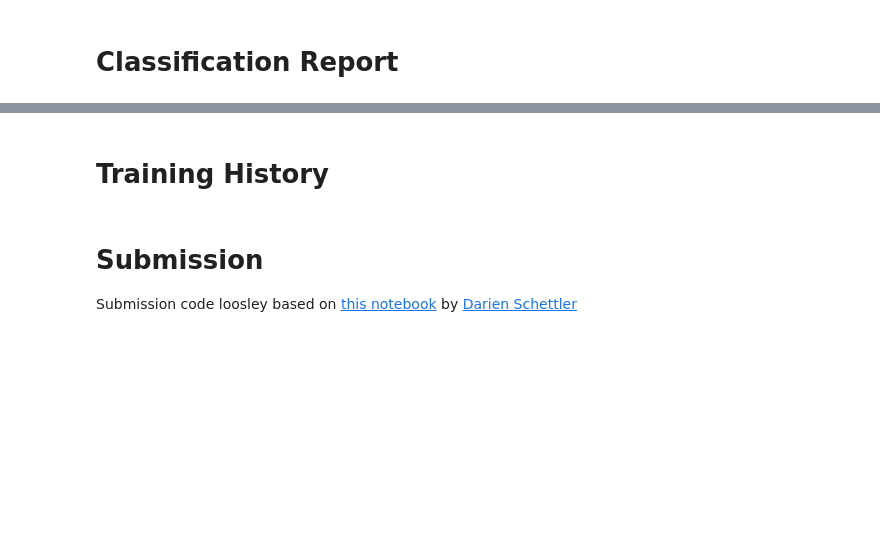
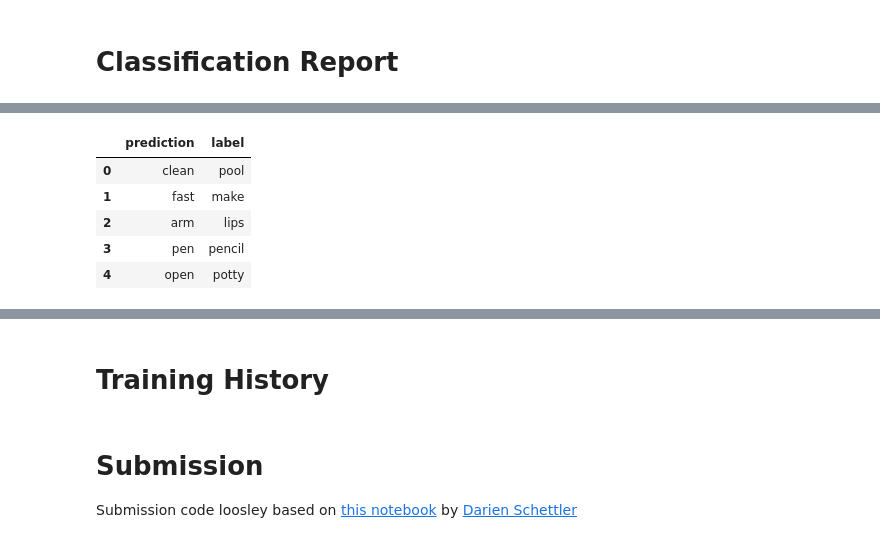
Before and after one commit to romendiratta/isolated-sign-language-recognition, a Jupyter notebook: modeling/training_dropframes.ipynb, the cells around one changed output, grey strips where cells are left out. Cells and saved outputs as stored; diff of their text form; code cells hidden in the pictures; blank space fills up the shorter version.

```diff
--- a/modeling/training_dropframes.ipynb
+++ b/modeling/training_dropframes.ipynb
@@ -713,0 +835,14 @@ if USE_VAL:
+# %%
+# y_val_pred[y_val != y_val_pred]
+incorrect_preds = pd.DataFrame([ORD2SIGN[i] for i in y_val_pred[y_val != y_val_pred]],
+                               [ORD2SIGN[i] for i in y_val[y_val != y_val_pred]]).reset_index()
+
+incorrect_preds = incorrect_preds.rename(columns={'index':'prediction',0:'label'})
+incorrect_preds.head()
+# %% [output]
+|  | prediction | label |
+| 0 | clean | pool |
+| 1 | fast | make |
+| 2 | arm | lips |
+| 3 | pen | pencil |
+| 4 | open | potty |
```
Also changed, not shown: parts of 16 cells of this notebook.
